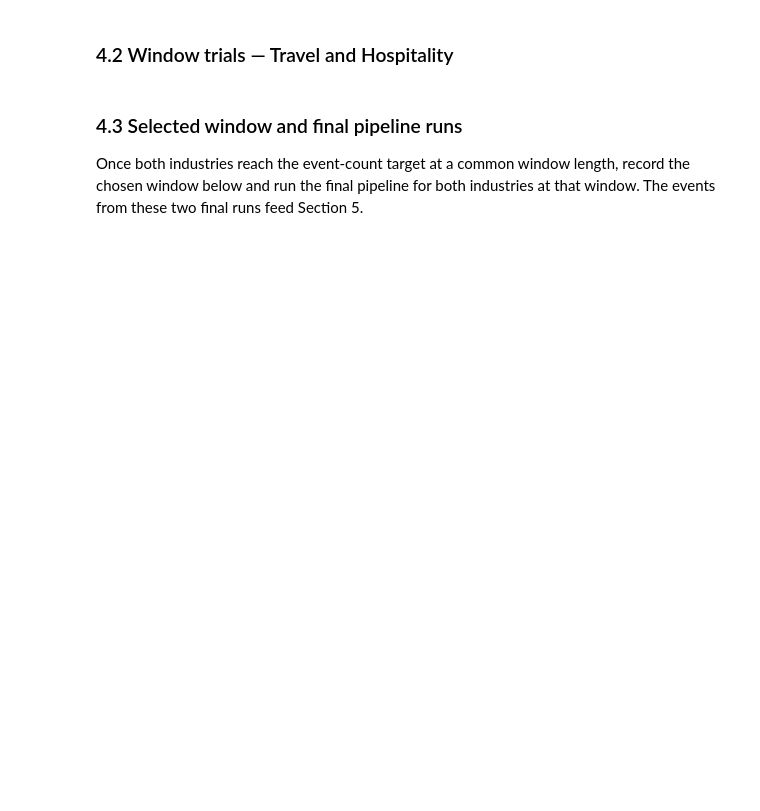
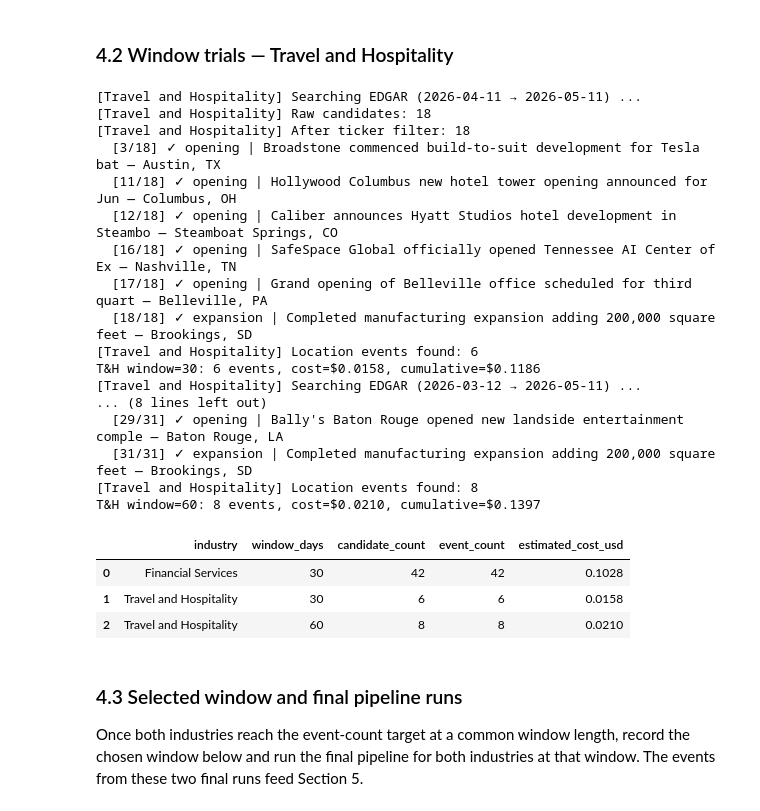
Before and after one commit to ProfessorPatrickSlatraigh/cis3120-spring2026, a Jupyter notebook: notebooks/MP03_Notebook_team_14.ipynb, the cells around one changed output. Drawn from its saved outputs; the diff is of its cells as text; code cells hidden in the pictures; blank space fills up the shorter version.

```diff
--- a/notebooks/MP03_Notebook_team_14.ipynb
+++ b/notebooks/MP03_Notebook_team_14.ipynb
@@ -433,8 +493,13 @@ def summarize_window_trial(
         Row with keys: industry, window_days, candidate_count, event_count,
         estimated_cost_usd.
     """
-    # TODO: implement this function.
-    raise NotImplementedError("summarize_window_trial is not implemented yet")
+    return {
+        "industry":           industry_label,
+        "window_days":        window_days,
+        "candidate_count":    candidate_count,
+        "event_count":        event_count,
+        "estimated_cost_usd": round(estimated_cost_usd, 4),
+    }
 # %% [markdown]
 ---
 
@@ -468,6 +533,15 @@ window_results = pd.DataFrame(columns=[
 ])
 
 window_results
+
+def compute_trial_cost(records: list[dict]) -> float:
+    """Estimate Haiku 4.5 API cost for a list of classified records.
+
+    Pricing: $1.00 / 1M input tokens, $5.00 / 1M output tokens.
+    """
+    input_tokens  = sum(r.get("input_tokens",  0) for r in records)
+    output_tokens = sum(r.get("output_tokens", 0) for r in records)
+    return (input_tokens / 1_000_000) * 1.00 + (output_tokens / 1_000_000) * 5.00
 # %% [markdown]
 ### 4.1 Window trials — Financial Services
 
@@ -493,7 +604,57 @@ Run the pipeline for Financial Services at successive window lengths and append
 # %% [markdown]
 ### 4.2 Window trials — Travel and Hospitality
 # %%
-# TODO: run window trials for Travel and Hospitality (analogous to 4.1 above).
+th_events_by_window = {}
+
+for window in WINDOW_SEQUENCE:
+    th_events = run_industry_pipeline(
+        "Travel and Hospitality",
+        TRAVEL_HOSPITALITY_TICKERS,
+        TRAVEL_HOSPITALITY_PHRASES,
+        window_days=window,
+    )
+    trial_cost = compute_trial_cost(th_events)
+    cumulative_cost += trial_cost
+
+    th_row = summarize_window_trial(
+        industry_label    = "Travel and Hospitality",
+        window_days       = window,
+        candidate_count   = len(th_events),
+        event_count       = len(th_events),
+        estimated_cost_usd= trial_cost,
+    )
+    window_results = pd.concat(
+        [window_results, pd.DataFrame([th_row])], ignore_index=True
+    )
+    th_events_by_window[window] = th_events
+    print(f"T&H window={window}: {len(th_events)} events, cost=${trial_cost:.4f}, cumulative=${cumulative_cost:.4f}")
+
+    if len(th_events) >= EVENT_TARGET or cumulative_cost >= COST_CEILING:
+        break
+
+window_results
+# %% [output]
+[Travel and Hospitality] Searching EDGAR (2026-04-11 → 2026-05-11) ...
+[Travel and Hospitality] Raw candidates: 18
+[Travel and Hospitality] After ticker filter: 18
+  [3/18] ✓ opening | Broadstone commenced build-to-suit development for Tesla bat — Austin, TX
+  [11/18] ✓ opening | Hollywood Columbus new hotel tower opening announced for Jun — Columbus, OH
+  [12/18] ✓ opening | Caliber announces Hyatt Studios hotel development in Steambo — Steamboat Springs, CO
+  [16/18] ✓ opening | SafeSpace Global officially opened Tennessee AI Center of Ex — Nashville, TN
+  [17/18] ✓ opening | Grand opening of Belleville office scheduled for third quart — Belleville, PA
+  [18/18] ✓ expansion | Completed manufacturing expansion adding 200,000 square feet — Brookings, SD
+[Travel and Hospitality] Location events found: 6
+T&H window=30: 6 events, cost=$0.0158, cumulative=$0.1186
+[Travel and Hospitality] Searching EDGAR (2026-03-12 → 2026-05-11) ...
+... (8 lines left out)
+  [29/31] ✓ opening | Bally's Baton Rouge opened new landside entertainment comple — Baton Rouge, LA
+  [31/31] ✓ expansion | Completed manufacturing expansion adding 200,000 square feet — Brookings, SD
+[Travel and Hospitality] Location events found: 8
+T&H window=60: 8 events, cost=$0.0210, cumulative=$0.1397
+|  | industry | window_days | candidate_count | event_count | estimated_cost_usd |
+| 0 | Financial Services | 30 | 42 | 42 | 0.1028 |
+| 1 | Travel and Hospitality | 30 | 6 | 6 | 0.0158 |
+| 2 | Travel and Hospitality | 60 | 8 | 8 | 0.0210 |
 # %% [markdown]
 ### 4.3 Selected window and final pipeline runs
 
```
Also changed, not shown: parts of 8 cells of this notebook, 4 other files.
